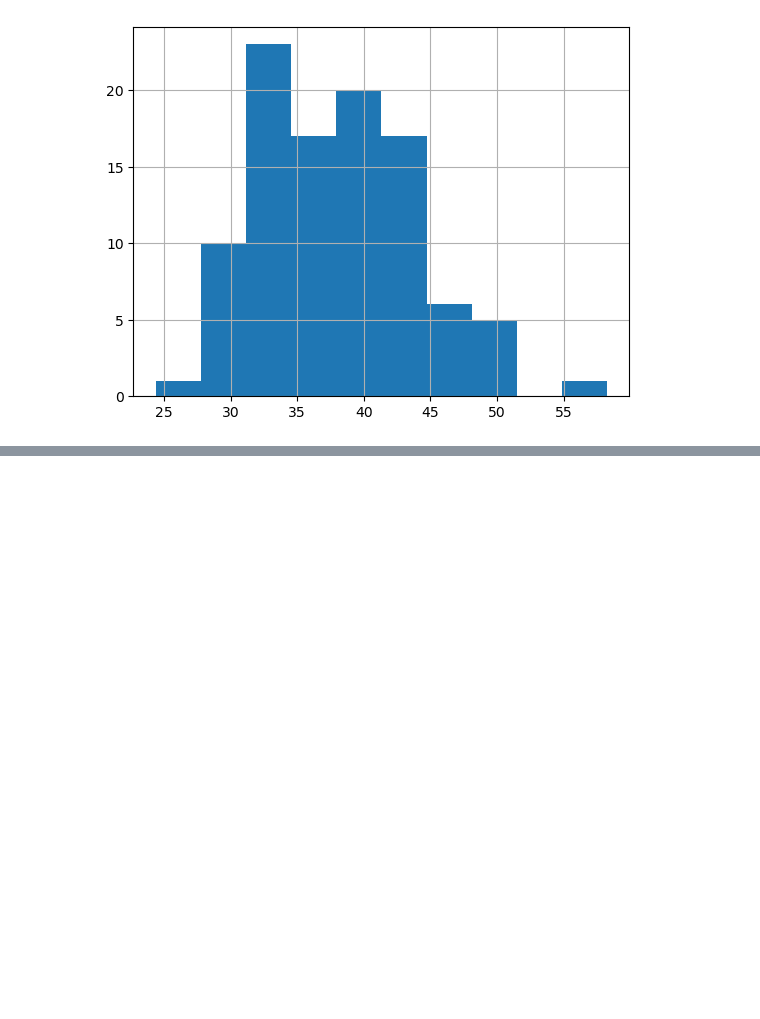
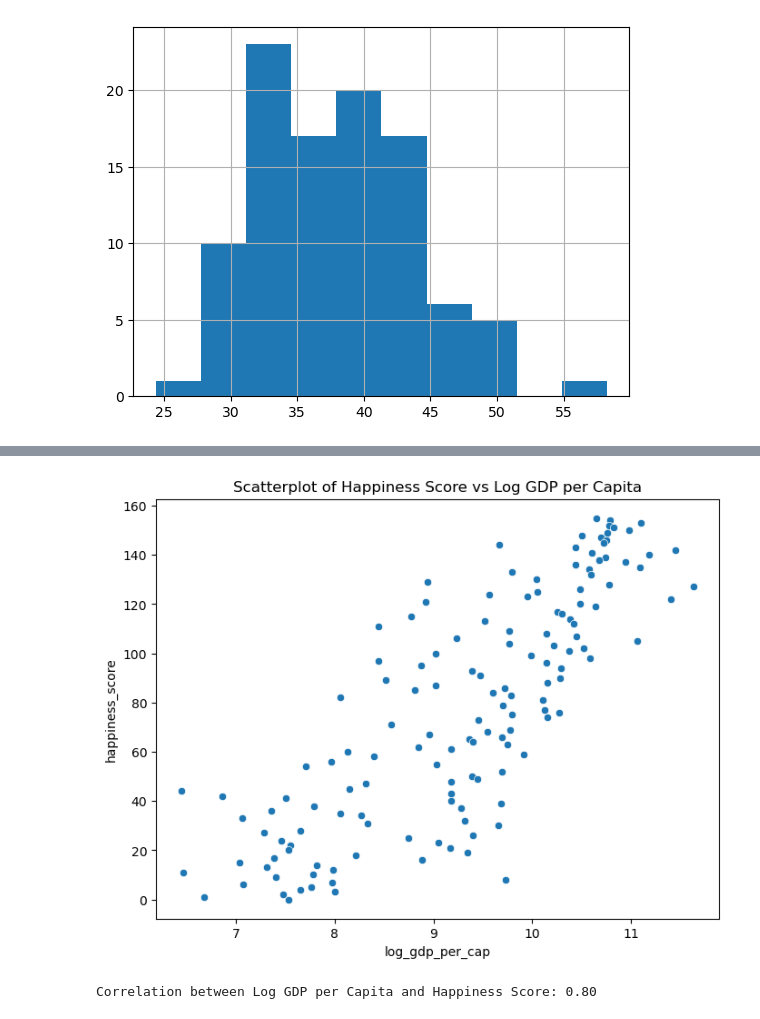
Before and after one commit to luphone04/DataScience, a Jupyter notebook: Week8/W7 - Data Sets/Week7.ipynb, the cells around one changed output, grey strips where cells are left out. Cells and saved outputs as stored; diff of their text form; code cells hidden in the pictures; blank space fills up the shorter version.

```diff
--- a/Week8/W7 - Data Sets/Week7.ipynb
+++ b/Week8/W7 - Data Sets/Week7.ipynb
@@ -225,0 +252,16 @@ plt.show()
+# %%
+world_happiness['log_gdp_per_cap'] = np.log(world_happiness['gdp_per_cap'])
+# %%
+# Scatterplot with log_gdp_per_cap
+plt.figure(figsize=(8, 6))
+sns.scatterplot(data=world_happiness, x='log_gdp_per_cap', y='happiness_score')
+plt.title("Scatterplot of Happiness Score vs Log GDP per Capita")
+plt.show()
+# %% [output]
+[figure, added]
+# %%
+# Calculate correlation
+correlation_log = world_happiness['log_gdp_per_cap'].corr(world_happiness['happiness_score'])
+print(f"Correlation between Log GDP per Capita and Happiness Score: {correlation_log:.2f}")
+# %% [output]
+Correlation between Log GDP per Capita and Happiness Score: 0.80
```
Also changed, not shown: parts of 4 cells of this notebook, 7 other files.
